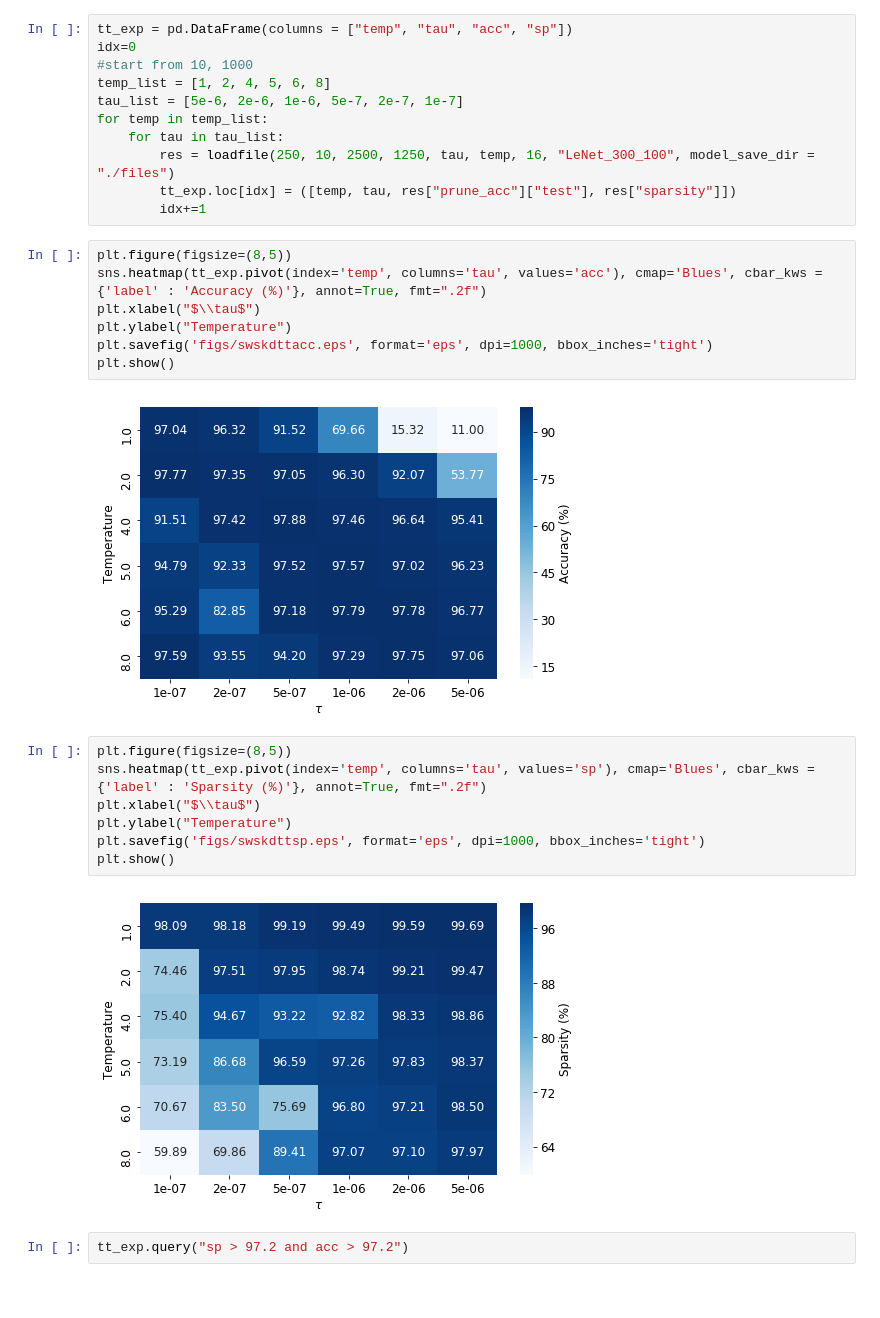
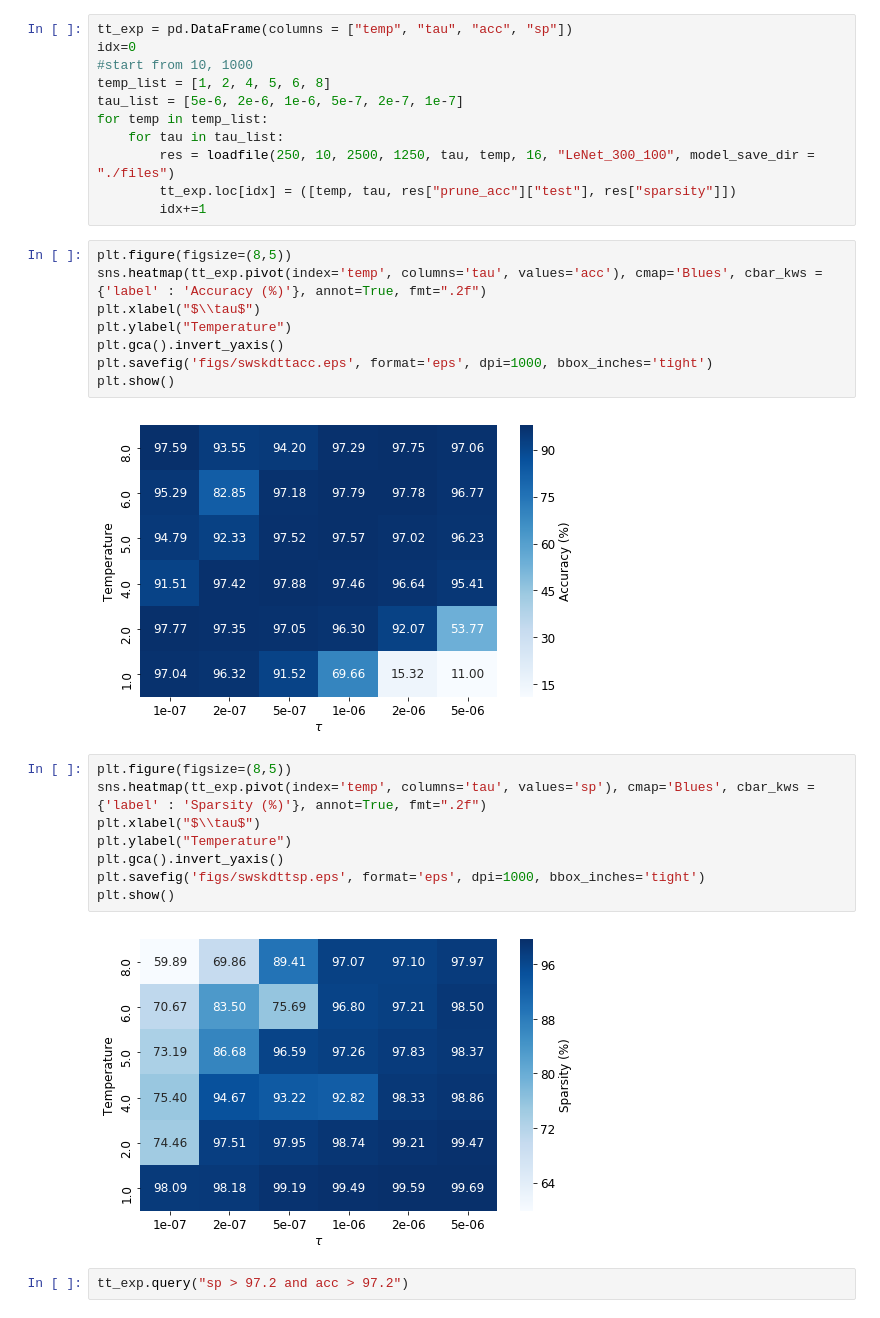
Before and after one commit to okz12/NN_compression, a Jupyter notebook: writeup/vastkd/kdmse_plot.ipynb, the cells around one changed output. Cells and saved outputs as stored; diff of their text form.

```diff
--- a/writeup/vastkd/kdmse_plot.ipynb
+++ b/writeup/vastkd/kdmse_plot.ipynb
@@ -106,19 +106,21 @@ plt.figure(figsize=(8,5))
 sns.heatmap(tt_exp.pivot(index='temp', columns='tau', values='acc'), cmap='Blues', cbar_kws = {'label' : 'Accuracy (%)'}, annot=True, fmt=".2f")
 plt.xlabel("$\\tau$")
 plt.ylabel("Temperature")
+plt.gca().invert_yaxis()
 plt.savefig('figs/swskdttacc.eps', format='eps', dpi=1000, bbox_inches='tight')
 plt.show()
 # %% [output]
-[figure, old version]
+[figure, new version]
 # %%
 plt.figure(figsize=(8,5))
 sns.heatmap(tt_exp.pivot(index='temp', columns='tau', values='sp'), cmap='Blues', cbar_kws = {'label' : 'Sparsity (%)'}, annot=True, fmt=".2f")
 plt.xlabel("$\\tau$")
 plt.ylabel("Temperature")
+plt.gca().invert_yaxis()
 plt.savefig('figs/swskdttsp.eps', format='eps', dpi=1000, bbox_inches='tight')
 plt.show()
 # %% [output]
-[figure, old version]
+[figure, new version]
 # %%
 tt_exp.query("sp > 97.2 and acc > 97.2")
 # %% [output]
```
Also changed, not shown: 1 other file.
